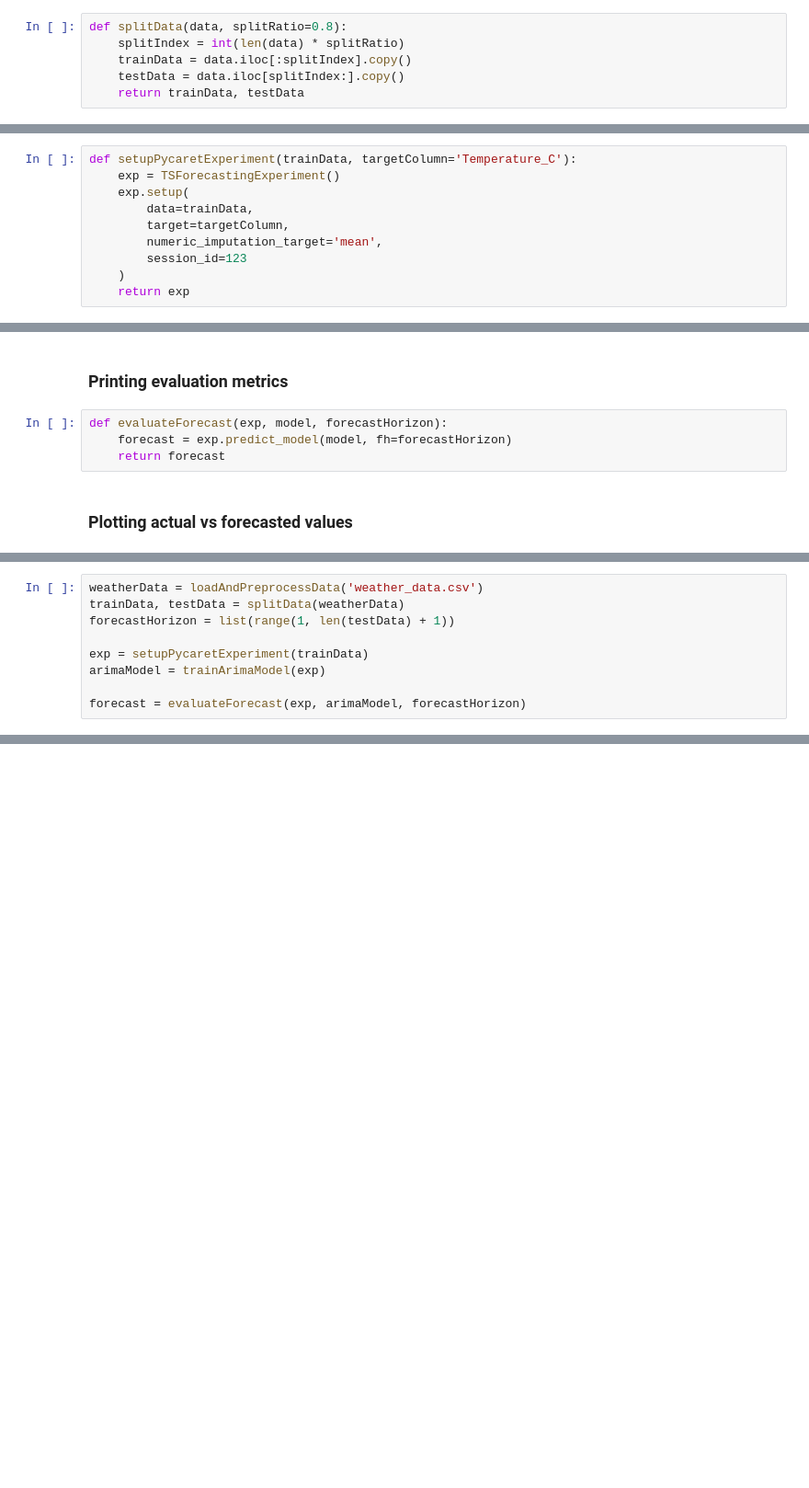
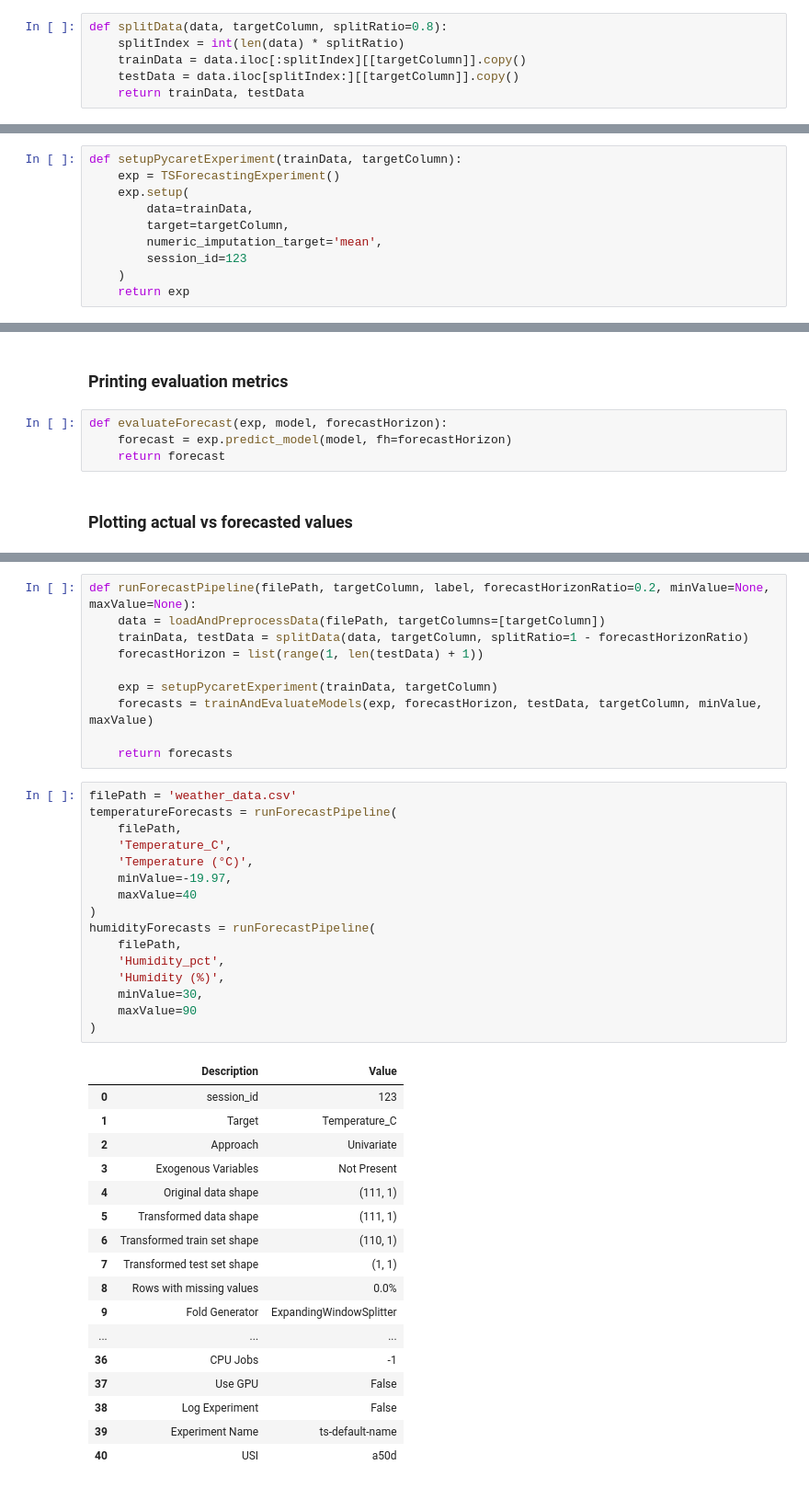
Before and after one commit to Quick-AI-for-ORG/Mele-RIMBA, a Jupyter notebook: forecasting/forecasting_pycaret.ipynb, the cells around one changed output, grey strips where cells are left out. Shown at 92% size. Saved outputs shown, nothing was run; the diff lists cells and outputs as text; blank space fills up the shorter version.

Commit message:
Forecasting

```diff
--- a/forecasting/forecasting_pycaret.ipynb
+++ b/forecasting/forecasting_pycaret.ipynb
@@ -24,8 +24,8 @@ def loadAndPreprocessData(filePath):
 # %% [markdown]
 ### Splitting the data into training & testing
 # %%
-def splitData(data, splitRatio=0.8):
+def splitData(data, targetColumn, splitRatio=0.8):
     splitIndex = int(len(data) * splitRatio)
-    trainData = data.iloc[:splitIndex].copy()
-    testData = data.iloc[splitIndex:].copy()
+    trainData = data.iloc[:splitIndex][[targetColumn]].copy()
+    testData = data.iloc[splitIndex:][[targetColumn]].copy()
     return trainData, testData
@@ -34,5 +34,5 @@ def splitData(data, splitRatio=0.8):
 # %%
-def setupPycaretExperiment(trainData, targetColumn='Temperature_C'):
+def setupPycaretExperiment(trainData, targetColumn):
     exp = TSForecastingExperiment()
     exp.setup(
         data=trainData,
@@ -72,9 +99,0 @@ def plotForecastsVsActual(dates, actual, forecasted, modelName="ARIMA", temp_min
-# %%
-weatherData = loadAndPreprocessData('weather_data.csv')
-trainData, testData = splitData(weatherData)
-forecastHorizon = list(range(1, len(testData) + 1))
-
-exp = setupPycaretExperiment(trainData)
-arimaModel = trainArimaModel(exp)
-
-forecast = evaluateForecast(exp, arimaModel, forecastHorizon)
@@ -110,0 +100,44 @@ plotForecastsVsActual(testData.index, testData['Temperature_C'], forecast, "ARIM
+# %%
+def runForecastPipeline(filePath, targetColumn, label, forecastHorizonRatio=0.2, minValue=None, maxValue=None):
+    data = loadAndPreprocessData(filePath, targetColumns=[targetColumn])
+    trainData, testData = splitData(data, targetColumn, splitRatio=1 - forecastHorizonRatio)
+    forecastHorizon = list(range(1, len(testData) + 1))
+
+    exp = setupPycaretExperiment(trainData, targetColumn)
+    forecasts = trainAndEvaluateModels(exp, forecastHorizon, testData, targetColumn, minValue, maxValue)
+
+    return forecasts
+# %%
+filePath = 'weather_data.csv'
+temperatureForecasts = runForecastPipeline(
+    filePath,
+    'Temperature_C',
+    'Temperature (°C)',
+    minValue=-19.97,
+    maxValue=40
+)
+humidityForecasts = runForecastPipeline(
+    filePath,
+    'Humidity_pct',
+    'Humidity (%)',
+    minValue=30,
+    maxValue=90
+)
+# %% [output]
+|  | Description | Value |
+| 0 | session_id | 123 |
+| 1 | Target | Temperature_C |
+| 2 | Approach | Univariate |
+| 3 | Exogenous Variables | Not Present |
+| 4 | Original data shape | (111, 1) |
+| 5 | Transformed data shape | (111, 1) |
+| 6 | Transformed train set shape | (110, 1) |
+| 7 | Transformed test set shape | (1, 1) |
+| 8 | Rows with missing values | 0.0% |
+| 9 | Fold Generator | ExpandingWindowSplitter |
+| ... | ... | ... |
+| 36 | CPU Jobs | -1 |
+| 37 | Use GPU | False |
+| 38 | Log Experiment | False |
+| 39 | Experiment Name | ts-default-name |
+| 40 | USI | a50d |
```
Also changed, not shown: parts of 9 cells of this notebook.
